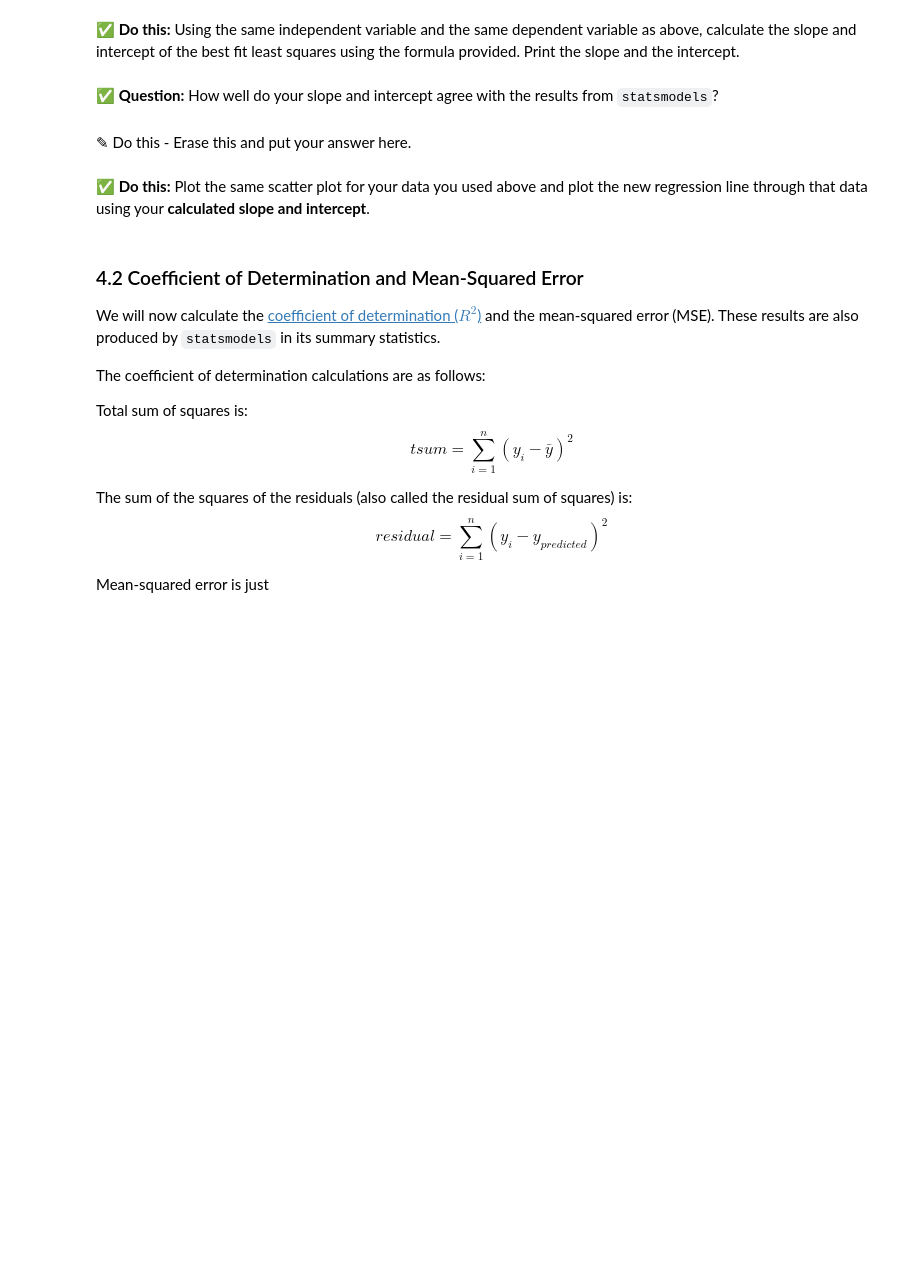
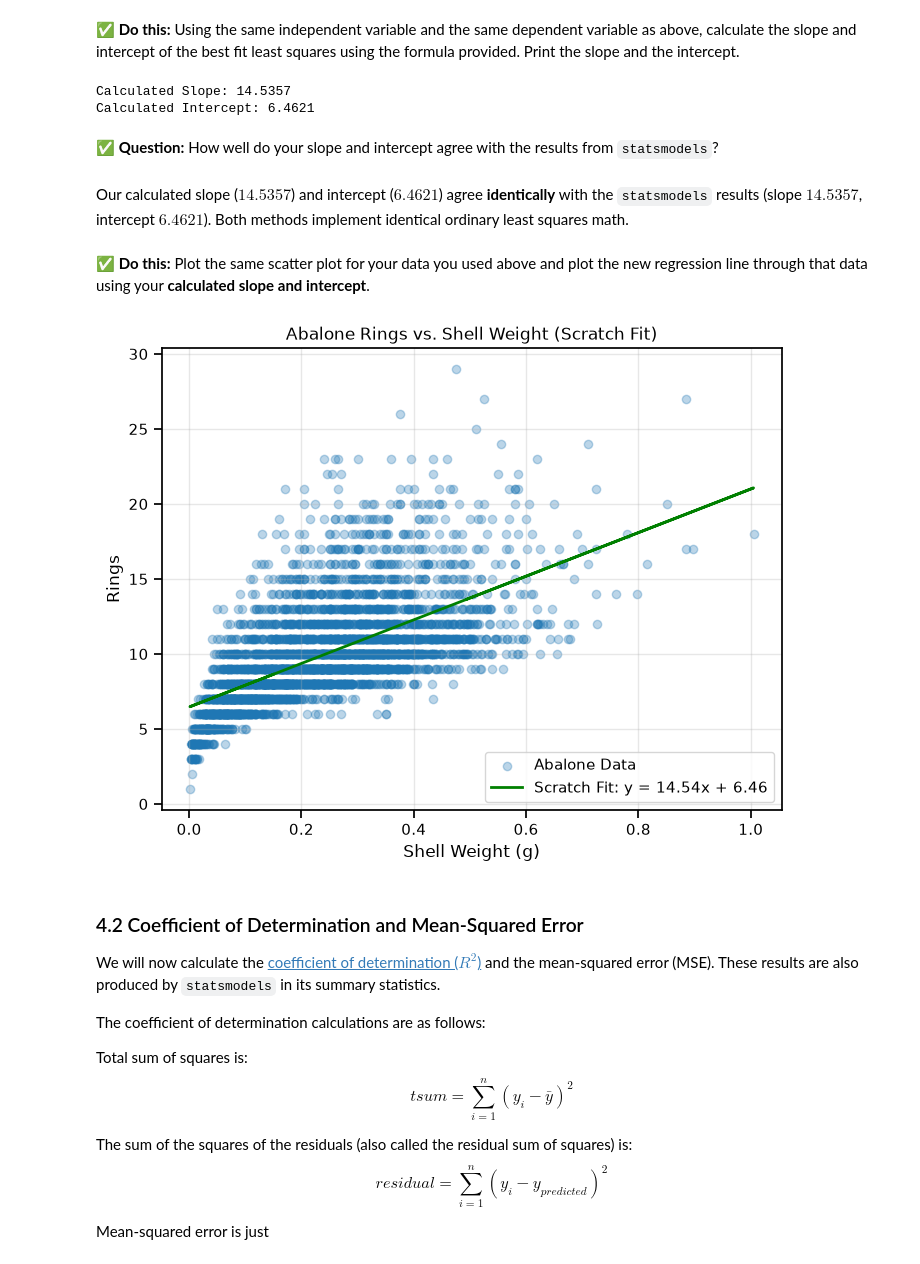
Before and after one commit to ykalani/CMSE202-f26-turnin, a Jupyter notebook: Day-13/Day-13_In-Class-Regression-STUDENT.ipynb, the cells around one changed output. Drawn from its saved outputs; the diff is of its cells as text; code cells hidden in the pictures; blank space fills up the shorter version.

```diff
--- a/Day-13/Day-13_In-Class-Regression-STUDENT.ipynb
+++ b/Day-13/Day-13_In-Class-Regression-STUDENT.ipynb
@@ -261,6 +350,22 @@ $$ intercept = \bar{y} - slope*\bar{x} $$
+# %%
+x = abalone['shell_weight']
+y = abalone['rings']
+
+x_mean = np.mean(x)
+y_mean = np.mean(y)
+
+# Calculate slope and intercept from formulas
+slope_scratch = np.sum((x - x_mean) * (y - y_mean)) / np.sum((x - x_mean)**2)
+intercept_scratch = y_mean - slope_scratch * x_mean
+
+print(f"Calculated Slope: {slope_scratch:.4f}")
+print(f"Calculated Intercept: {intercept_scratch:.4f}")
+# %% [output]
+Calculated Slope: 14.5357
+Calculated Intercept: 6.4621
 # %% [markdown]
 **&#9989; Question:** How well do your slope and intercept agree with the results from `statsmodels`?
-# %% [markdown]
-<font size=+3>&#9998;</font> Do this - Erase this and put your answer here.
+# %% [markdown]
+Our calculated slope ($14.5357$) and intercept ($6.4621$) agree **identically** with the `statsmodels` results (slope $14.5357$, intercept $6.4621$). Both methods implement identical ordinary least squares math.
 # %% [markdown]
 **&#9989; Do this:**  Plot the same scatter plot for your data you used above and plot the new regression line through that data using your **calculated slope and intercept**.
@@ -269,3 +372,16 @@ $$ intercept = \bar{y} - slope*\bar{x} $$
+# %%
+plt.figure(figsize=(8, 6))
+plt.scatter(x, y, alpha=0.3, label='Abalone Data')
+y_line_scratch = slope_scratch * x + intercept_scratch
+plt.plot(x, y_line_scratch, color='green', linewidth=2, label=f'Scratch Fit: y = {slope_scratch:.2f}x + {intercept_scratch:.2f}')
+plt.xlabel('Shell Weight (g)')
+plt.ylabel('Rings')
+plt.title('Abalone Rings vs. Shell Weight (Scratch Fit)')
+plt.legend()
+plt.grid(True, alpha=0.3)
+plt.show()
+# %% [output]
+[figure, added]
 # %% [markdown]
 ### 4.2 Coefficient of Determination and Mean-Squared Error
 
```
Also changed, not shown: parts of 36 cells of this notebook.
